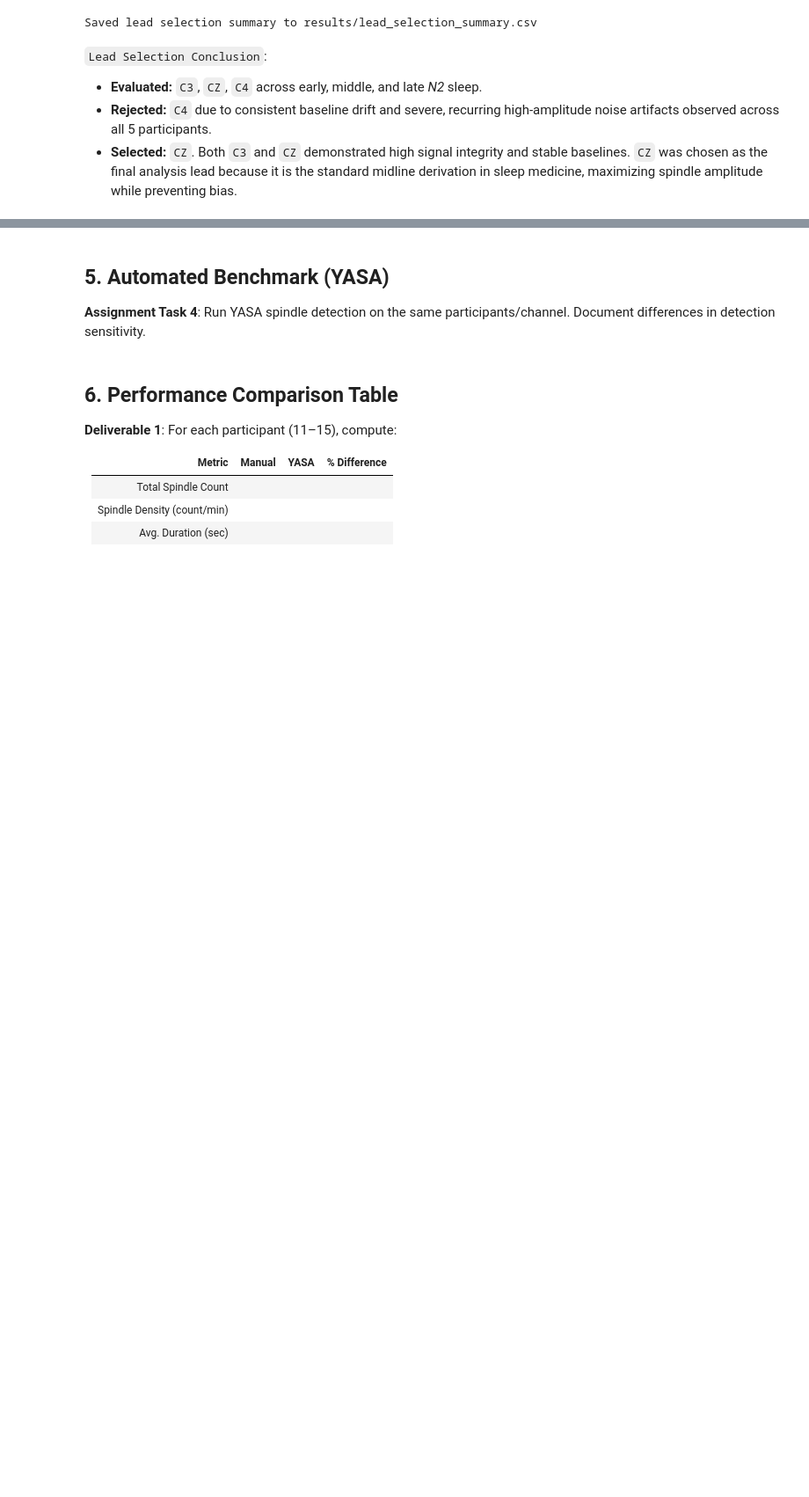
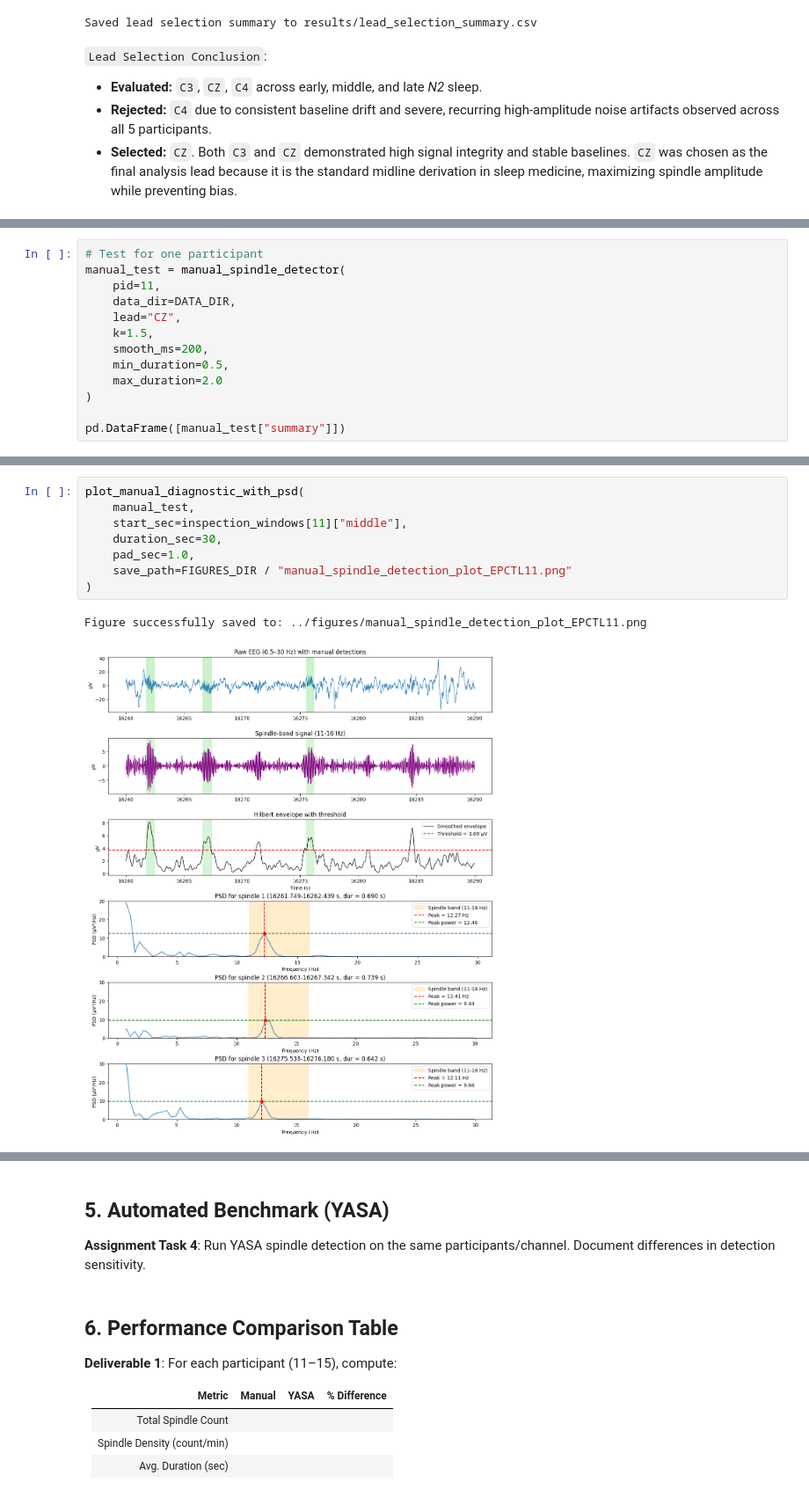
Before and after one commit to neehanthreddym/eeg-signal-processing-classification, a Jupyter notebook: notebooks/part1_spindles.ipynb, the cells around one changed output, grey strips where cells are left out. Shown at 88% size. Drawn from its saved outputs; the diff is of its cells as text; blank space fills up the shorter version.

Commit message:
feat: complete manual spindle detection pipeline, all-participant summary export

```diff
--- a/notebooks/part1_spindles.ipynb
+++ b/notebooks/part1_spindles.ipynb
@@ -303,0 +452,13 @@ Saved lead selection summary to results/lead_selection_summary.csv
+# %%
+# Test for one participant
+manual_test = manual_spindle_detector(
+    pid=11,
+    data_dir=DATA_DIR,
+    lead="CZ",
+    k=1.5,
+    smooth_ms=200,
+    min_duration=0.5,
+    max_duration=2.0
+)
+
+pd.DataFrame([manual_test["summary"]])
@@ -303,0 +609,11 @@ Saved lead selection summary to results/lead_selection_summary.csv
+# %%
+plot_manual_diagnostic_with_psd(
+    manual_test,
+    start_sec=inspection_windows[11]["middle"],
+    duration_sec=30,
+    pad_sec=1.0,
+    save_path=FIGURES_DIR / "manual_spindle_detection_plot_EPCTL11.png"
+)
+# %% [output]
+Figure successfully saved to: ../figures/manual_spindle_detection_plot_EPCTL11.png
+[figure, added]
```
Also changed, not shown: parts of 8 cells of this notebook, 2 other files.
